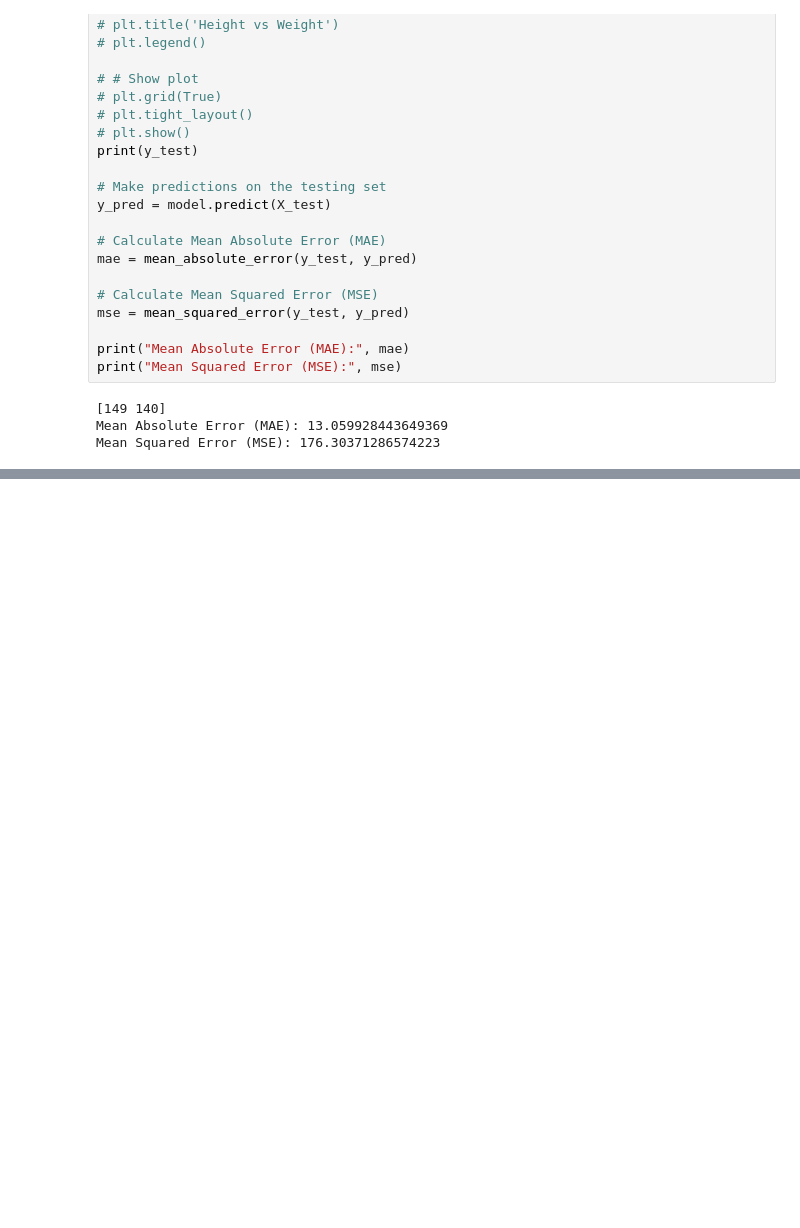
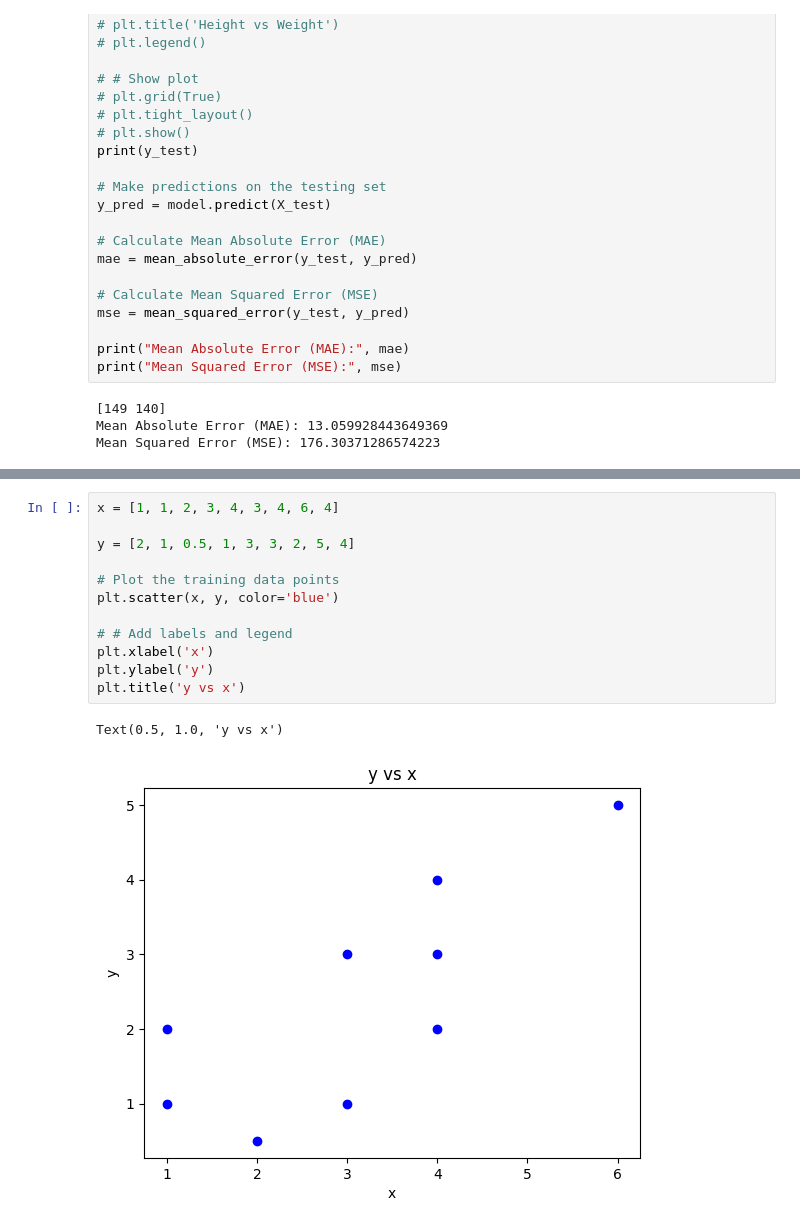
Before and after one commit to anuradha-datascience/machine-learning, a Jupyter notebook: MachineLearningforBeginners_Part_1_Linear_Regression.ipynb, the cells around one changed output, grey strips where cells are left out. Drawn from its saved outputs; the diff is of its cells as text; blank space fills up the shorter version.

```diff
--- a/MachineLearningforBeginners_Part_1_Linear_Regression.ipynb
+++ b/MachineLearningforBeginners_Part_1_Linear_Regression.ipynb
@@ -500,0 +502,15 @@ Power Rule:	x^n=	nx^(n−1)
+# %%
+x = [1, 1, 2, 3, 4, 3, 4, 6, 4]
+
+y = [2, 1, 0.5, 1, 3, 3, 2, 5, 4]
+
+# Plot the training data points
+plt.scatter(x, y, color='blue')
+
+# # Add labels and legend
+plt.xlabel('x')
+plt.ylabel('y')
+plt.title('y vs x')
+# %% [output]
+Text(0.5, 1.0, 'y vs x')
+[figure, added]
```
Also changed, not shown: parts of 35 cells of this notebook.
